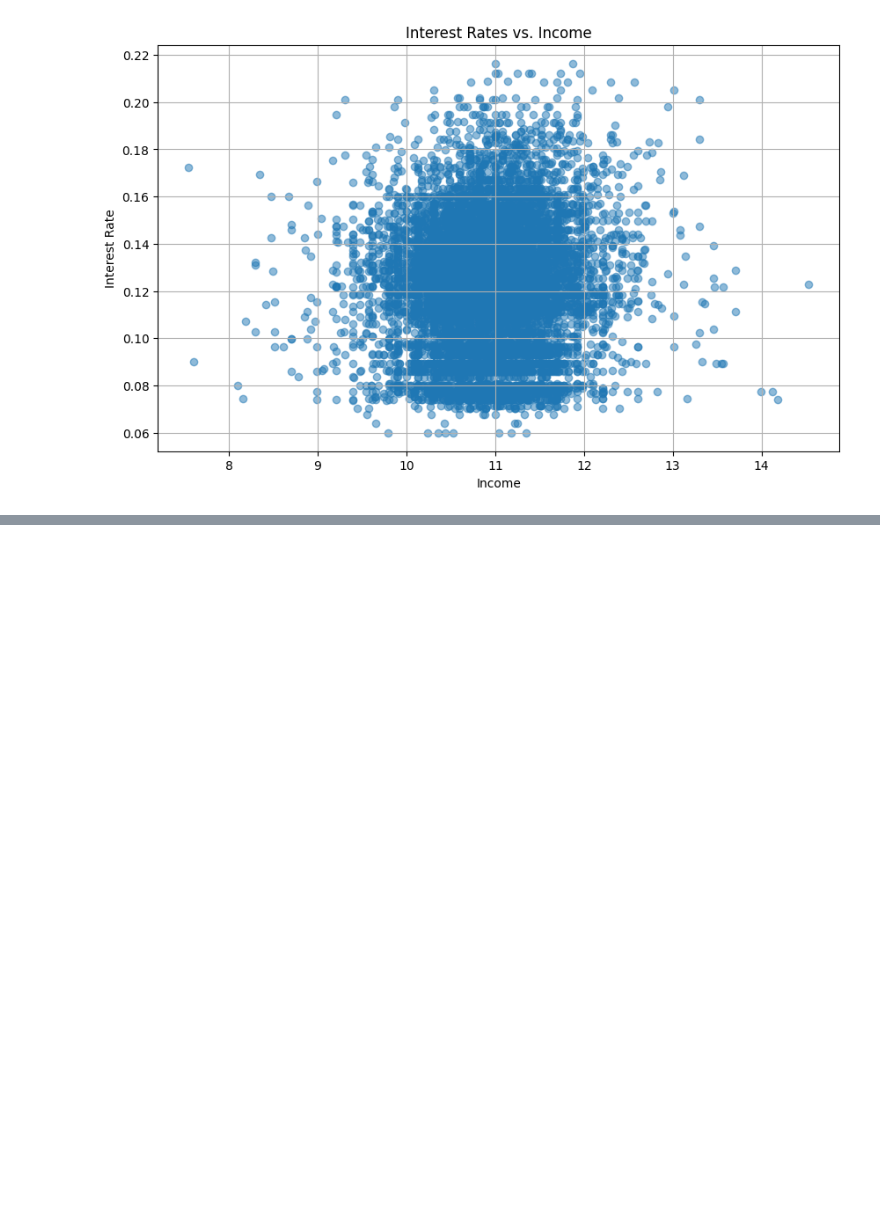
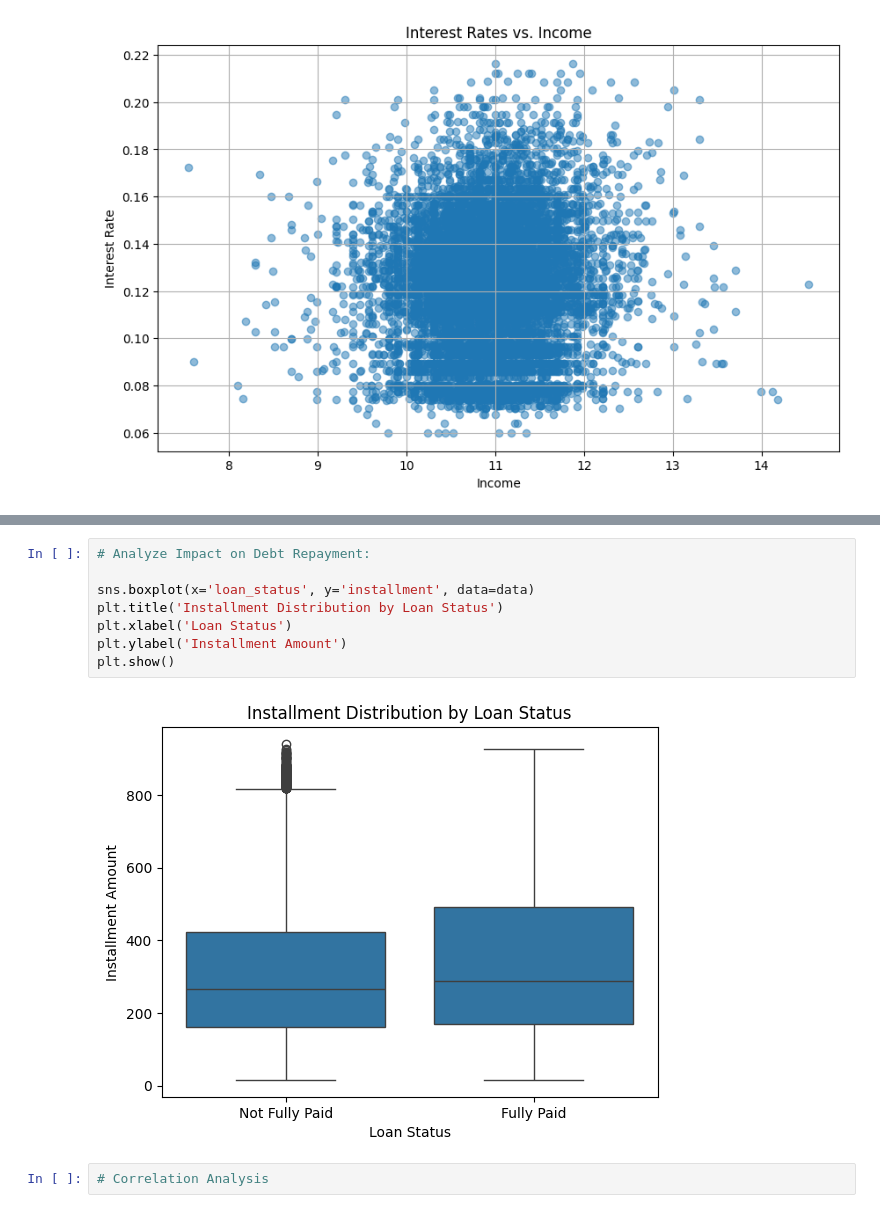
Before and after one commit to Ekawaka/PYTHON-DATA-ANALYSIS, a Jupyter notebook: pandascapstone.ipynb, the cells around one changed output, grey strips where cells are left out. Drawn from its saved outputs; the diff is of its cells as text; blank space fills up the shorter version.

```diff
--- a/pandascapstone.ipynb
+++ b/pandascapstone.ipynb
@@ -417,0 +461,12 @@ plt.show()
+# %%
+# Analyze Impact on Debt Repayment:
+
+sns.boxplot(x='loan_status', y='installment', data=data)
+plt.title('Installment Distribution by Loan Status')
+plt.xlabel('Loan Status')
+plt.ylabel('Installment Amount')
+plt.show()
+# %% [output]
+[figure, added]
+# %%
+# Correlation Analysis
```
Also changed, not shown: parts of 45 cells of this notebook.
